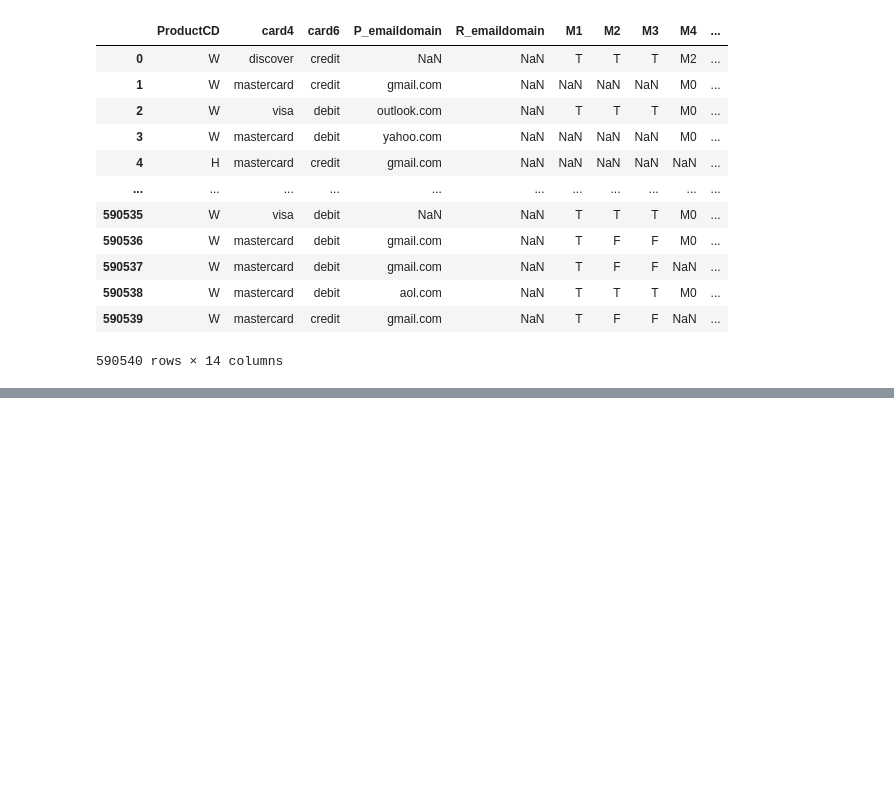
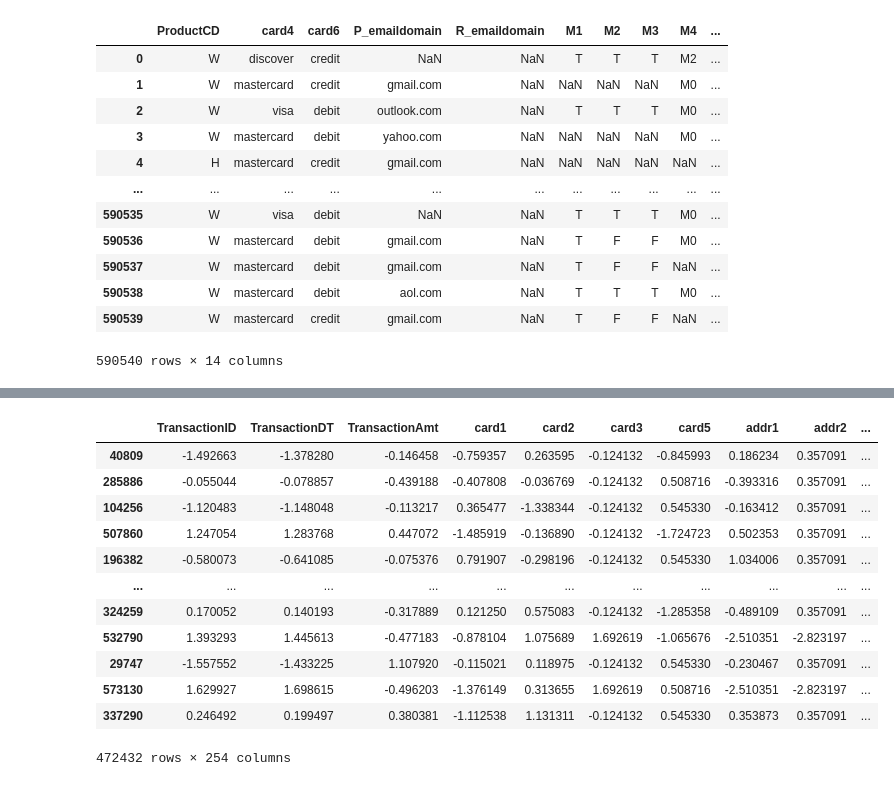
Before and after one commit to KrishBnsl/paykrypt, a Jupyter notebook: data_preprocess.ipynb, the cells around one changed output, grey strips where cells are left out. Cells and saved outputs as stored; diff of their text form; code cells hidden in the pictures; blank space fills up the shorter version.

```diff
--- a/data_preprocess.ipynb
+++ b/data_preprocess.ipynb
@@ -179,0 +654,16 @@ trans_df.corr(min_periods=10,numeric_only=True)
+# %%
+X_train
+# %% [output]
+|  | TransactionID | TransactionDT | TransactionAmt | card1 | card2 | card3 | card5 | addr1 | addr2 | ... |
+| 40809 | -1.492663 | -1.378280 | -0.146458 | -0.759357 | 0.263595 | -0.124132 | -0.845993 | 0.186234 | 0.357091 | ... |
+| 285886 | -0.055044 | -0.078857 | -0.439188 | -0.407808 | -0.036769 | -0.124132 | 0.508716 | -0.393316 | 0.357091 | ... |
+| 104256 | -1.120483 | -1.148048 | -0.113217 | 0.365477 | -1.338344 | -0.124132 | 0.545330 | -0.163412 | 0.357091 | ... |
+| 507860 | 1.247054 | 1.283768 | 0.447072 | -1.485919 | -0.136890 | -0.124132 | -1.724723 | 0.502353 | 0.357091 | ... |
+| 196382 | -0.580073 | -0.641085 | -0.075376 | 0.791907 | -0.298196 | -0.124132 | 0.545330 | 1.034006 | 0.357091 | ... |
+| ... | ... | ... | ... | ... | ... | ... | ... | ... | ... | ... |
+| 324259 | 0.170052 | 0.140193 | -0.317889 | 0.121250 | 0.575083 | -0.124132 | -1.285358 | -0.489109 | 0.357091 | ... |
+| 532790 | 1.393293 | 1.445613 | -0.477183 | -0.878104 | 1.075689 | 1.692619 | -1.065676 | -2.510351 | -2.823197 | ... |
+| 29747 | -1.557552 | -1.433225 | 1.107920 | -0.115021 | 0.118975 | -0.124132 | 0.545330 | -0.230467 | 0.357091 | ... |
+| 573130 | 1.629927 | 1.698615 | -0.496203 | -1.376149 | 0.313655 | 1.692619 | 0.508716 | -2.510351 | -2.823197 | ... |
+| 337290 | 0.246492 | 0.199497 | 0.380381 | -1.112538 | 1.131311 | -0.124132 | 0.545330 | 0.353873 | 0.357091 | ... |
+472432 rows × 254 columns
```
Also changed, not shown: parts of 12 cells of this notebook.
